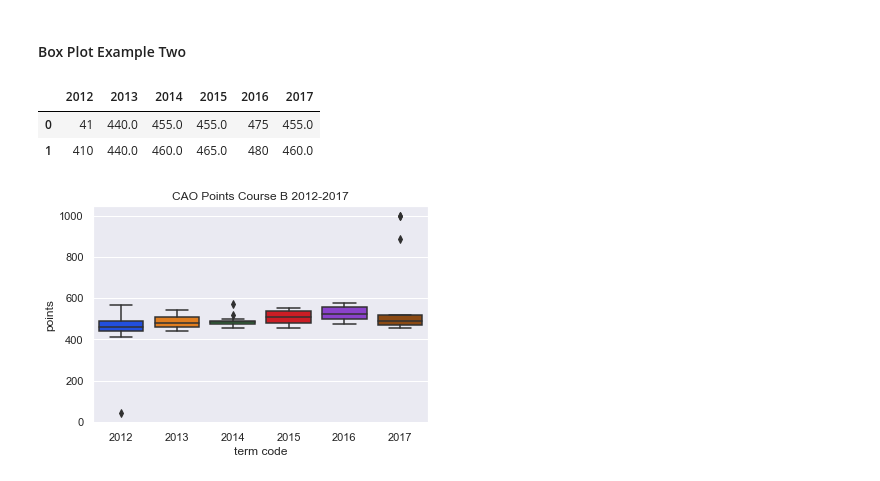
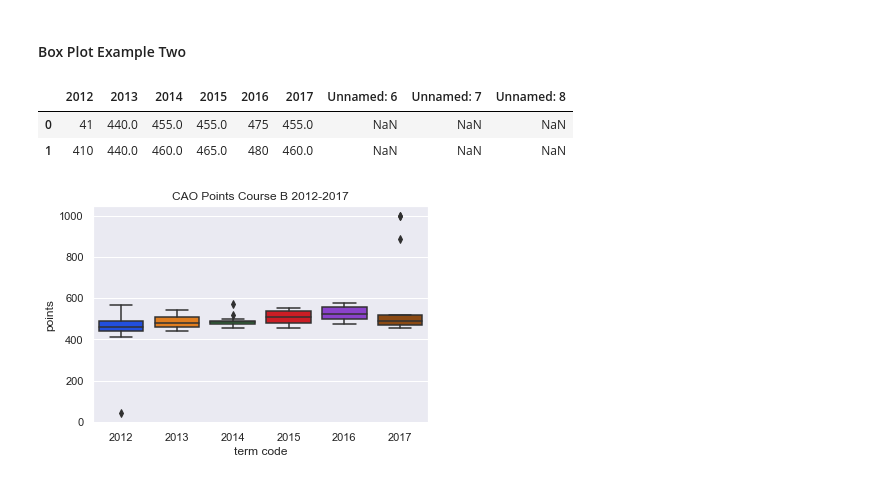
Before and after one commit to Hudsonsue/BOXPLOTS, a Jupyter notebook: BOX PLOTS.ipynb, the cells around one changed output. Drawn from its saved outputs; the diff is of its cells as text; code cells hidden in the pictures.

```diff
--- a/BOX PLOTS.ipynb
+++ b/BOX PLOTS.ipynb
@@ -178,14 +178,13 @@ The box plots provide a nice visualisation of the course intake across the two y
 # %%
 ## I am going to read in a second csv to represent the change in points for a programme across a longer timeframe
 ## of six years.
-df3= pd.read_csv("boxplotdata.csv",  header = 0)
-#df3= pd.read_csv("https://raw.githubusercontent.com/Hudsonsue/BOXPLOTS/master/boxplotdata.csv",  header = 0)
-##df3 = pd.read_csv("https://raw.githubusercontent.com/Hudsonsue/BOXPLOTS/master/boxplotdata.csv",  header = 0)
+
+df3= pd.read_csv("https://raw.githubusercontent.com/Hudsonsue/BOXPLOTS/master/boxplotdata.csv",  header = 0)
 df3.head(2)
 # %% [output]
-|  | 2012 | 2013 | 2014 | 2015 | 2016 | 2017 |
-| 0 | 41 | 440.0 | 455.0 | 455.0 | 475 | 455.0 |
-| 1 | 410 | 440.0 | 460.0 | 465.0 | 480 | 460.0 |
+|  | 2012 | 2013 | 2014 | 2015 | 2016 | 2017 | Unnamed: 6 | Unnamed: 7 | Unnamed: 8 |
+| 0 | 41 | 440.0 | 455.0 | 455.0 | 475 | 455.0 | NaN | NaN | NaN |
+| 1 | 410 | 440.0 | 460.0 | 465.0 | 480 | 460.0 | NaN | NaN | NaN |
 # %%
 ## seaborn box plot of dataset for Course B across six years
 ## outliers /incorrect data causing plot to be impossible to review
```
Also changed, not shown: parts of 3 cells of this notebook, 2 other files.
